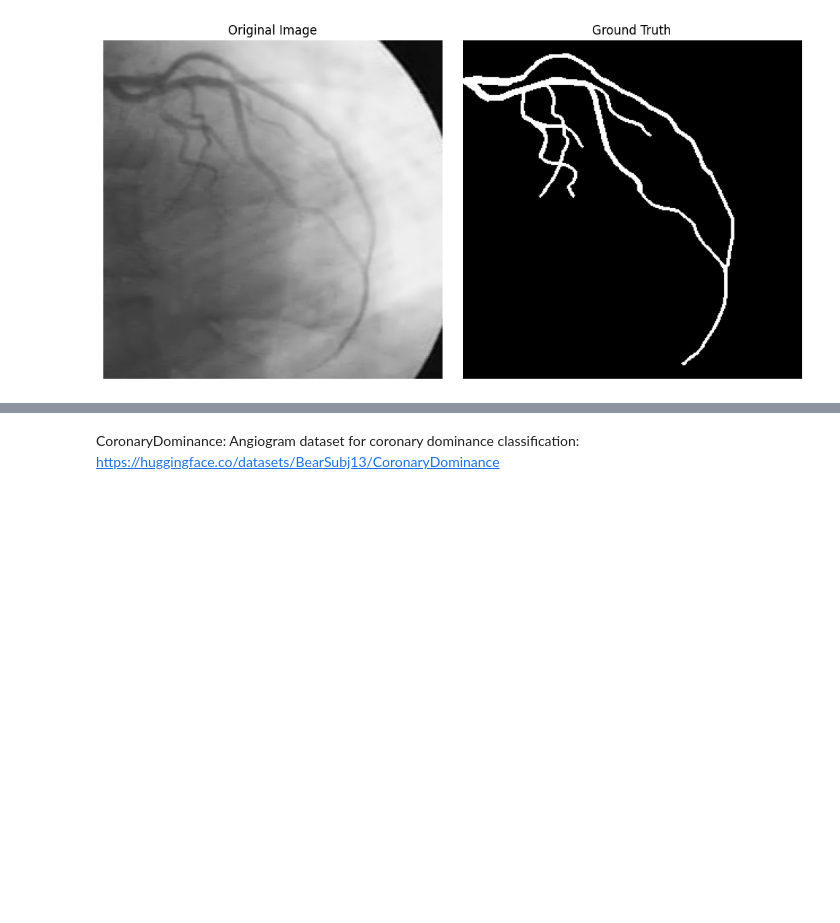
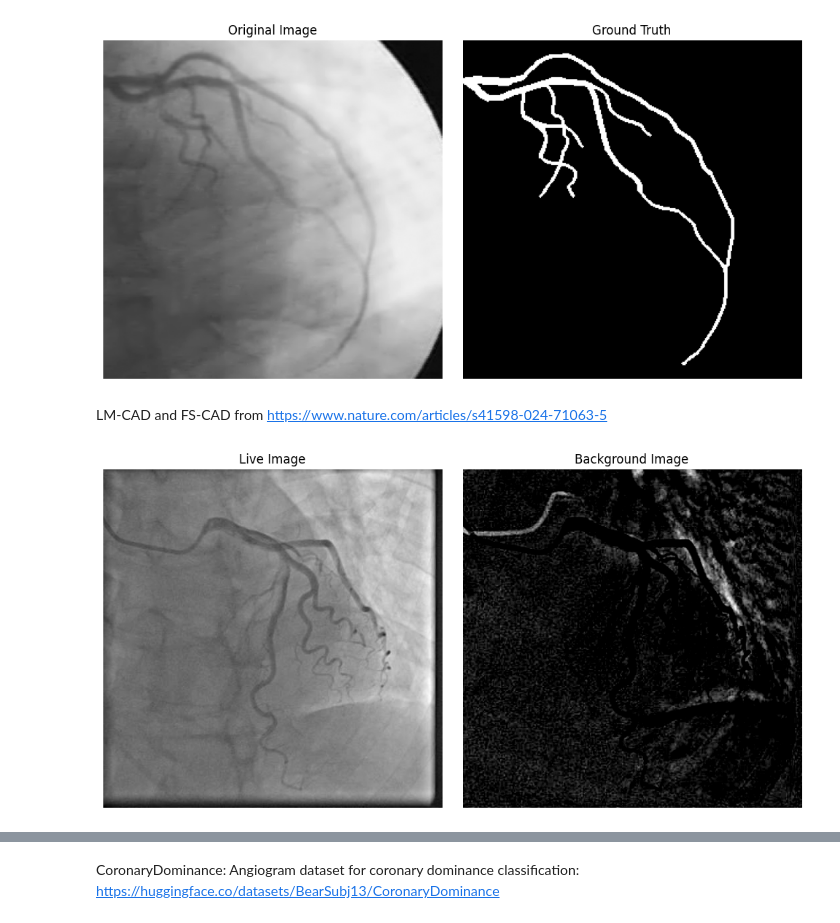
Before and after one commit to lkwinta/coronary-stenosis-detection, a Jupyter notebook: notebooks/datasets.ipynb, the cells around one changed output, grey strips where cells are left out. Cells and saved outputs as stored; diff of their text form; code cells hidden in the pictures; blank space fills up the shorter version.

```diff
--- a/notebooks/datasets.ipynb
+++ b/notebooks/datasets.ipynb
@@ -100,3 +100,5 @@ image_gt = cv2.imread(
 show_image(image, image_gt, titles=["Original Image", "Ground Truth"])
 # %% [output]
 [figure]
+# %% [markdown]
+LM-CAD and FS-CAD from https://www.nature.com/articles/s41598-024-71063-5
@@ -102,0 +111,18 @@ show_image(image, image_gt, titles=["Original Image", "Ground Truth"])
+# %%
+from coronary_analysis.datasets import (
+    LMCADDataset,
+    get_lm_cad_pairs,
+    FSCADDataset,
+    get_fs_cad_pairs,
+)
+
+lmcad_test_pairs = get_lm_cad_pairs("raw_datasets/LM-CAD/LM-CAD/train")
+# %%
+lm_cad_ds = LMCADDataset(
+    "raw_datasets/LM-CAD/LM-CAD/train", lmcad_test_pairs, transform=None
+)
+
+img, img_bg = lm_cad_ds[0]
+show_image(img.squeeze(), img_bg.squeeze(), titles=["Live Image", "Background Image"])
+# %% [output]
+[figure, added]
```
Also changed, not shown: parts of 4 cells of this notebook, 15 other files.
